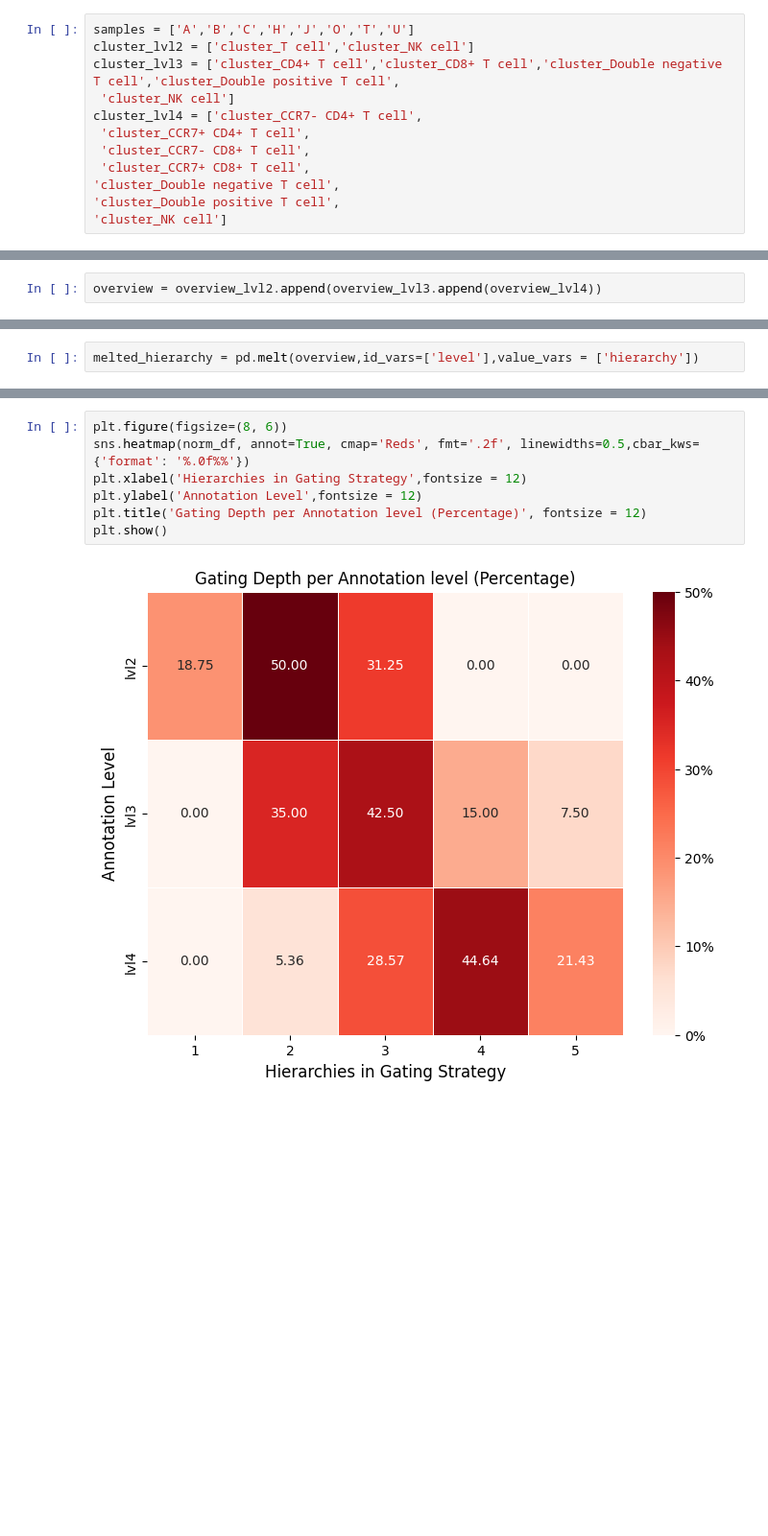
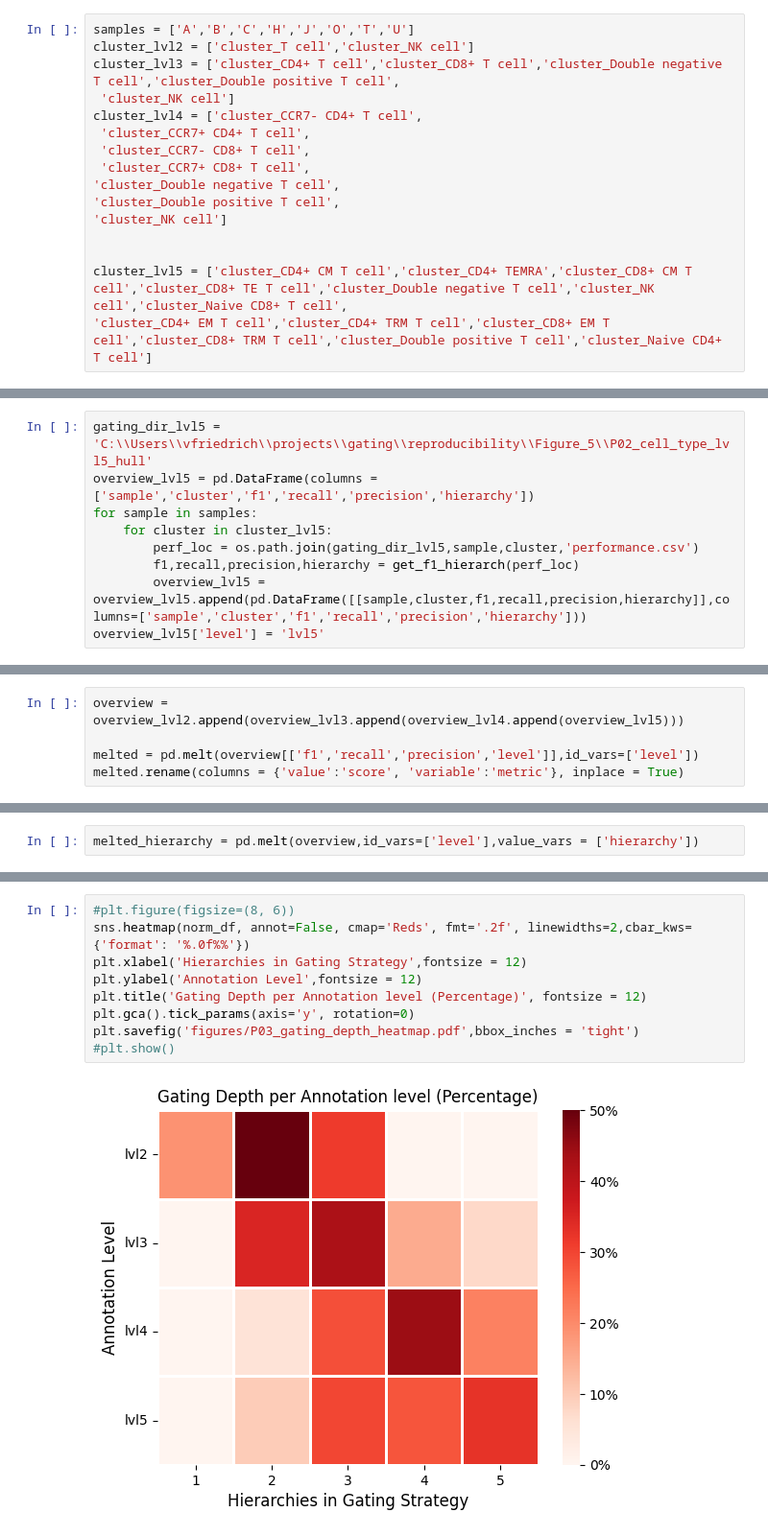
Before and after one commit to buettnerlab/reproducibility_convex_gating, a Jupyter notebook: Figure_5/P03_auswertung.ipynb, the cells around one changed output, grey strips where cells are left out. Shown at 96% size. Saved outputs shown, nothing was run; the diff lists cells and outputs as text; blank space fills up the shorter version.

Commit message:
Update figure 5

```diff
--- a/Figure_5/P03_auswertung.ipynb
+++ b/Figure_5/P03_auswertung.ipynb
@@ -43,6 +43,10 @@ cluster_lvl4 = ['cluster_CCR7- CD4+ T cell',
 'cluster_Double negative T cell',
 'cluster_Double positive T cell',
 'cluster_NK cell']
+
+
+cluster_lvl5 = ['cluster_CD4+ CM T cell','cluster_CD4+ TEMRA','cluster_CD8+ CM T cell','cluster_CD8+ TE T cell','cluster_Double negative T cell','cluster_NK cell','cluster_Naive CD8+ T cell',
+'cluster_CD4+ EM T cell','cluster_CD4+ TRM T cell','cluster_CD8+ EM T cell','cluster_CD8+ TRM T cell','cluster_Double positive T cell','cluster_Naive CD4+ T cell']
 # %% [markdown]
 # level 2
 # %%
@@ -79,7 +83,19 @@ overview_lvl4['level'] = 'lvl4'
 # %% [markdown]
 # level 5
 to do
+# %%
+gating_dir_lvl5 = 'C:\\Users\\vfriedrich\\projects\\gating\\reproducibility\\Figure_5\\P02_cell_type_lvl5_hull'
+overview_lvl5 = pd.DataFrame(columns =['sample','cluster','f1','recall','precision','hierarchy'])
+for sample in samples:
+    for cluster in cluster_lvl5:
+        perf_loc = os.path.join(gating_dir_lvl5,sample,cluster,'performance.csv')
+        f1,recall,precision,hierarchy = get_f1_hierarch(perf_loc)
+        overview_lvl5 = overview_lvl5.append(pd.DataFrame([[sample,cluster,f1,recall,precision,hierarchy]],columns=['sample','cluster','f1','recall','precision','hierarchy']))
+overview_lvl5['level'] = 'lvl5'
 # %% [markdown]
 ## Visualize
 # %%
-overview = overview_lvl2.append(overview_lvl3.append(overview_lvl4))
+overview = overview_lvl2.append(overview_lvl3.append(overview_lvl4.append(overview_lvl5)))
+
+melted = pd.melt(overview[['f1','recall','precision','level']],id_vars=['level'])
+melted.rename(columns = {'value':'score', 'variable':'metric'}, inplace = True)
@@ -178,12 +197,14 @@ norm_df = pivot_df.div(pivot_df.sum(axis=1), axis=0)*100
 # %%
-plt.figure(figsize=(8, 6))
-sns.heatmap(norm_df, annot=True, cmap='Reds', fmt='.2f', linewidths=0.5,cbar_kws={'format': '%.0f%%'})
+#plt.figure(figsize=(8, 6))
+sns.heatmap(norm_df, annot=False, cmap='Reds', fmt='.2f', linewidths=2,cbar_kws={'format': '%.0f%%'})
 plt.xlabel('Hierarchies in Gating Strategy',fontsize = 12)
 plt.ylabel('Annotation Level',fontsize = 12)
 plt.title('Gating Depth per Annotation level (Percentage)', fontsize = 12)
-plt.show()
+plt.gca().tick_params(axis='y', rotation=0)
+plt.savefig('figures/P03_gating_depth_heatmap.pdf',bbox_inches = 'tight')
+#plt.show()
 # %% [output]
-[figure, old version]
+[figure, new version]
 # %%
 plt.figure(figsize=(8, 6))
 sns.heatmap(norm_df, annot=True, cmap='Reds', fmt='.2f', linewidths=0.5)
```
Also changed, not shown: parts of 59 cells of this notebook, 5 other files.
